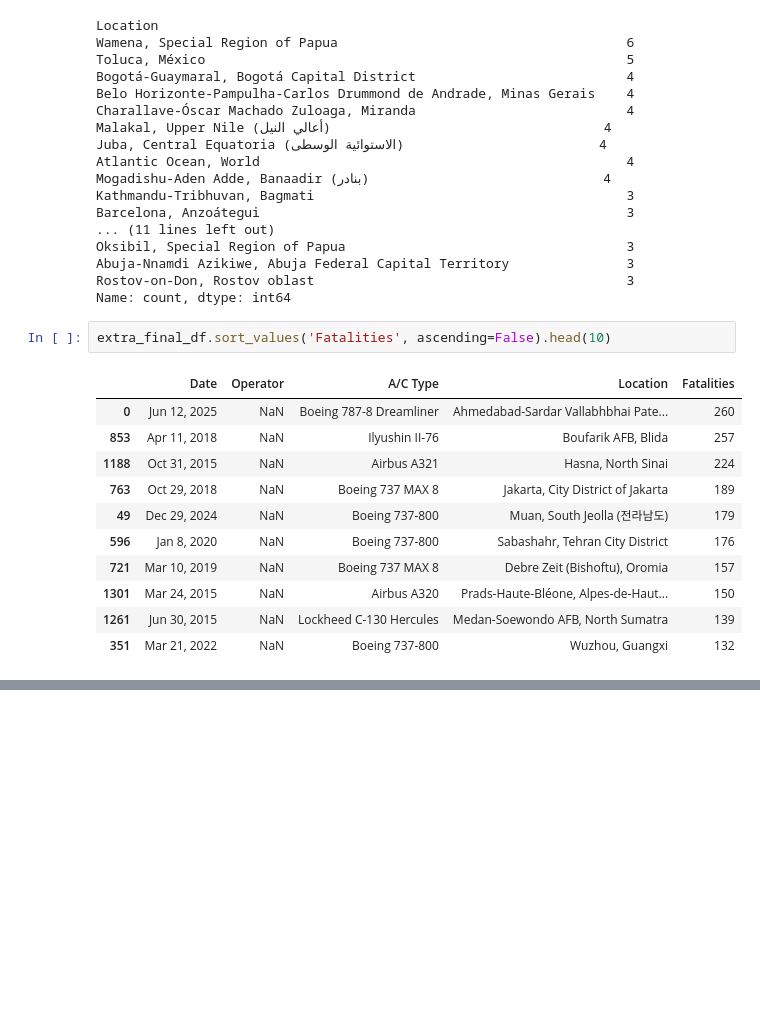
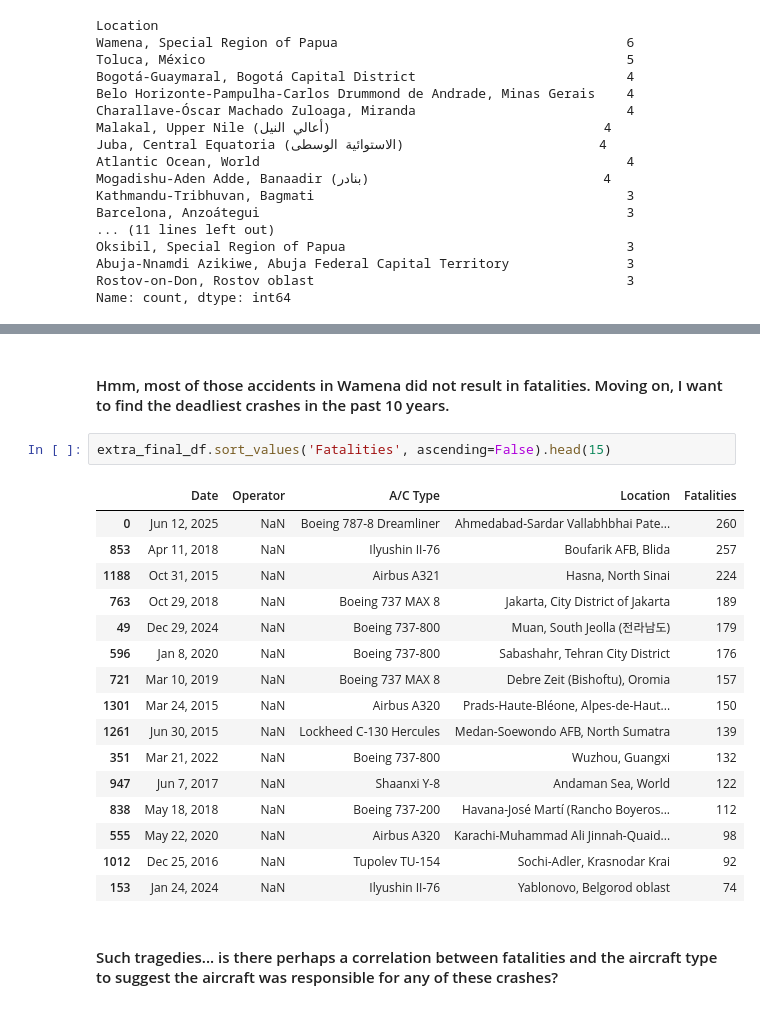
Before and after one commit to nikkitrosenbloom/Project-1, a Jupyter notebook: Bureau-Accident-Archives-2015-2025.ipynb, the cells around one changed output, grey strips where cells are left out. Cells and saved outputs as stored; diff of their text form; blank space fills up the shorter version.

```diff
--- a/Bureau-Accident-Archives-2015-2025.ipynb
+++ b/Bureau-Accident-Archives-2015-2025.ipynb
@@ -153,20 +129,6 @@ Oksibil, Special Region of Papua                                    3
 Abuja-Nnamdi Azikiwe, Abuja Federal Capital Territory               3
 Rostov-on-Don, Rostov oblast                                        3
 Name: count, dtype: int64
-# %%
-extra_final_df.sort_values('Fatalities', ascending=False).head(10)
-# %% [output]
-|  | Date | Operator | A/C Type | Location | Fatalities |
-| 0 | Jun 12, 2025 | NaN | Boeing 787-8 Dreamliner | Ahmedabad-Sardar Vallabhbhai Pate... | 260 |
-| 853 | Apr 11, 2018 | NaN | Ilyushin II-76 | Boufarik AFB, Blida | 257 |
-| 1188 | Oct 31, 2015 | NaN | Airbus A321 | Hasna, North Sinai | 224 |
-| 763 | Oct 29, 2018 | NaN | Boeing 737 MAX 8 | Jakarta, City District of Jakarta | 189 |
-| 49 | Dec 29, 2024 | NaN | Boeing 737-800 | Muan, South Jeolla (전라남도) | 179 |
-| 596 | Jan 8, 2020 | NaN | Boeing 737-800 | Sabashahr, Tehran City District | 176 |
-| 721 | Mar 10, 2019 | NaN | Boeing 737 MAX 8 | Debre Zeit (Bishoftu), Oromia | 157 |
-| 1301 | Mar 24, 2015 | NaN | Airbus A320 | Prads-Haute-Bléone, Alpes-de-Haut... | 150 |
-| 1261 | Jun 30, 2015 | NaN | Lockheed C-130 Hercules | Medan-Soewondo AFB, North Sumatra | 139 |
-| 351 | Mar 21, 2022 | NaN | Boeing 737-800 | Wuzhou, Guangxi | 132 |
 # %%
 extra_final_df[extra_final_df['Location'] == 'Wamena, Special Region of Papua']
 # %% [output]
@@ -177,3 +139,26 @@ extra_final_df[extra_final_df['Location'] == 'Wamena, Special Region of Papua']
 | 1060 | Sep 13, 2016 | NaN | Boeing 737-300 | Wamena, Special Region of Papua | 0 |
 | 1226 | Aug 28, 2015 | NaN | Boeing 737-300 | Wamena, Special Region of Papua | 0 |
 | 1308 | Mar 4, 2015 | NaN | BAe ATP | Wamena, Special Region of Papua | 0 |
+# %% [markdown]
+#### Hmm, most of those accidents in Wamena did not result in fatalities. Moving on, I want to find the deadliest crashes in the past 10 years.
+# %%
+extra_final_df.sort_values('Fatalities', ascending=False).head(15)
+# %% [output]
+|  | Date | Operator | A/C Type | Location | Fatalities |
+| 0 | Jun 12, 2025 | NaN | Boeing 787-8 Dreamliner | Ahmedabad-Sardar Vallabhbhai Pate... | 260 |
+| 853 | Apr 11, 2018 | NaN | Ilyushin II-76 | Boufarik AFB, Blida | 257 |
+| 1188 | Oct 31, 2015 | NaN | Airbus A321 | Hasna, North Sinai | 224 |
+| 763 | Oct 29, 2018 | NaN | Boeing 737 MAX 8 | Jakarta, City District of Jakarta | 189 |
+| 49 | Dec 29, 2024 | NaN | Boeing 737-800 | Muan, South Jeolla (전라남도) | 179 |
+| 596 | Jan 8, 2020 | NaN | Boeing 737-800 | Sabashahr, Tehran City District | 176 |
+| 721 | Mar 10, 2019 | NaN | Boeing 737 MAX 8 | Debre Zeit (Bishoftu), Oromia | 157 |
+| 1301 | Mar 24, 2015 | NaN | Airbus A320 | Prads-Haute-Bléone, Alpes-de-Haut... | 150 |
+| 1261 | Jun 30, 2015 | NaN | Lockheed C-130 Hercules | Medan-Soewondo AFB, North Sumatra | 139 |
+| 351 | Mar 21, 2022 | NaN | Boeing 737-800 | Wuzhou, Guangxi | 132 |
+| 947 | Jun 7, 2017 | NaN | Shaanxi Y-8 | Andaman Sea, World | 122 |
+| 838 | May 18, 2018 | NaN | Boeing 737-200 | Havana-José Martí (Rancho Boyeros... | 112 |
+| 555 | May 22, 2020 | NaN | Airbus A320 | Karachi-Muhammad Ali Jinnah-Quaid... | 98 |
+| 1012 | Dec 25, 2016 | NaN | Tupolev TU-154 | Sochi-Adler, Krasnodar Krai | 92 |
+| 153 | Jan 24, 2024 | NaN | Ilyushin II-76 | Yablonovo, Belgorod oblast | 74 |
+# %% [markdown]
+#### Such tragedies... is there perhaps a correlation between fatalities and the aircraft type to suggest the aircraft was responsible for any of these crashes?
```
Also changed, not shown: parts of 17 cells of this notebook.
